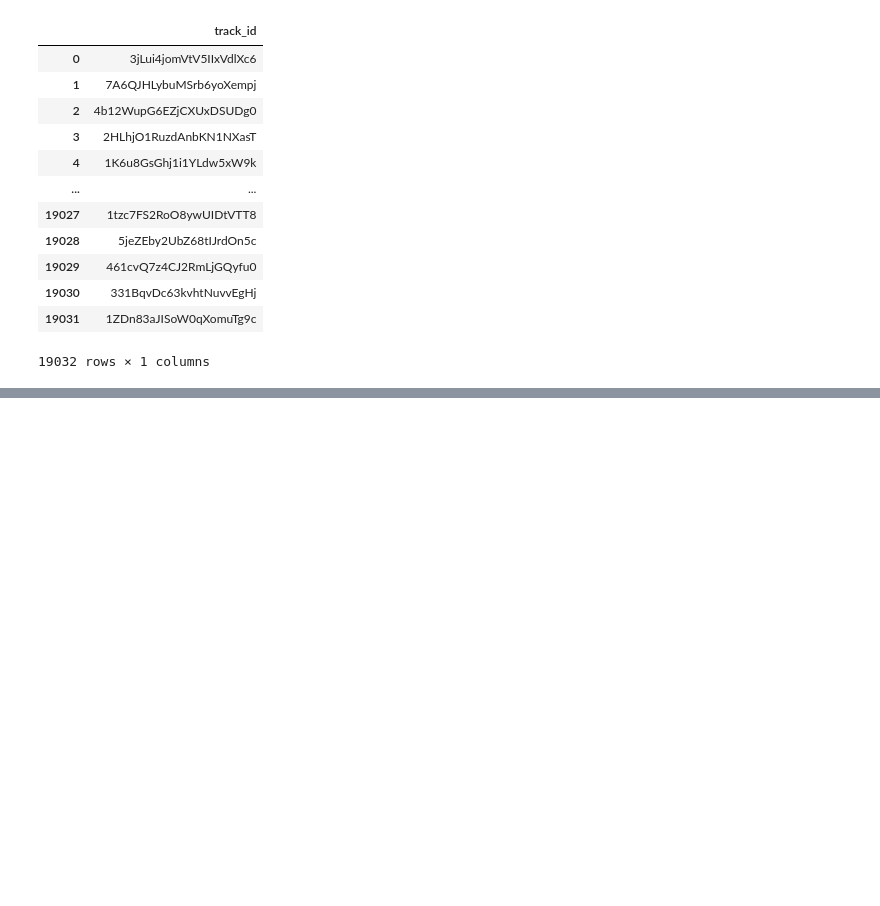
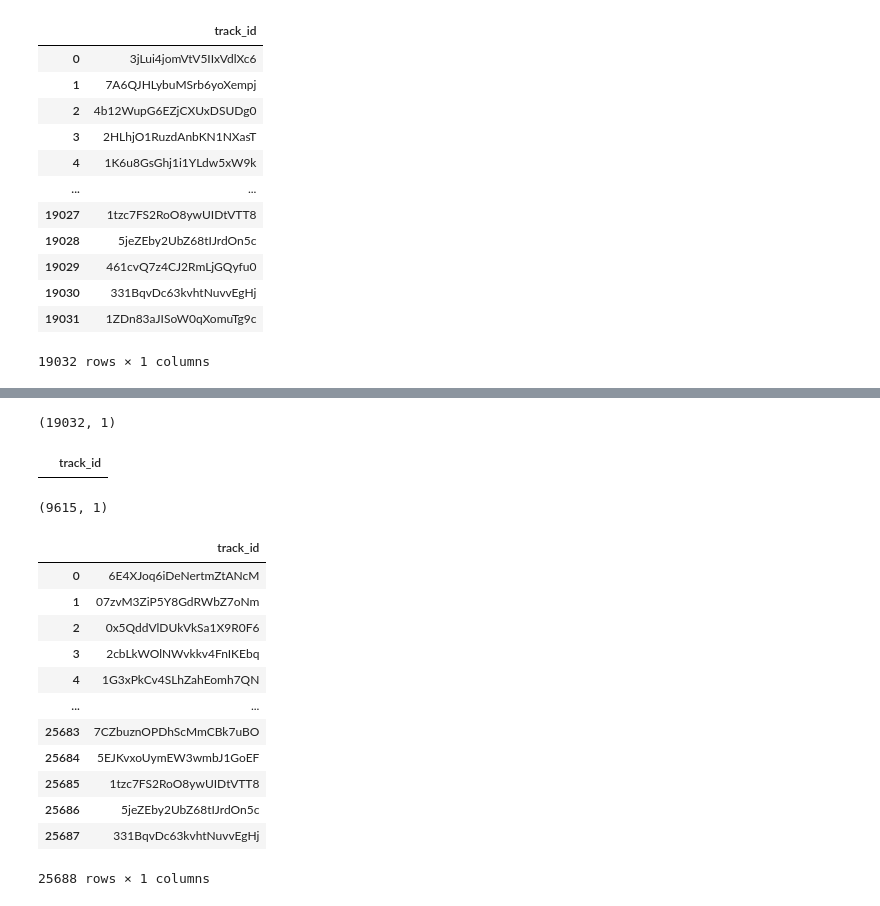
Before and after one commit to daniel-isidro/hot_n_pop_song_machine, a Jupyter notebook: spotify_api/get_audio_features_not_hit_songs.ipynb, the cells around one changed output, grey strips where cells are left out. Drawn from its saved outputs; the diff is of its cells as text; code cells hidden in the pictures; blank space fills up the shorter version.

```diff
--- a/spotify_api/get_audio_features_not_hit_songs.ipynb
+++ b/spotify_api/get_audio_features_not_hit_songs.ipynb
@@ -377,0 +440,38 @@ df3.to_csv('19032_random_songs_2000-2020.csv', encoding='utf-8', index=False)
+# %%
+df2 = pd.read_csv('19032_random_songs_2000-2020.csv')
+# %%
+df2.shape
+# %% [output]
+(19032, 1)
+# %%
+df3 = pd.concat([df, df2], ignore_index=True)
+# %%
+# No NaN's
+
+df3[df3['track_id'].isnull()]
+# %% [output]
+|  | track_id |
+# %%
+# 9615 duplicates
+
+df3[df3.duplicated()].shape
+# %% [output]
+(9615, 1)
+# %%
+df3.drop_duplicates(inplace=True)
+df3.reset_index(drop=True, inplace=True)
+df3
+# %% [output]
+|  | track_id |
+| 0 | 6E4XJoq6iDeNertmZtANcM |
+| 1 | 07zvM3ZiP5Y8GdRWbZ7oNm |
+| 2 | 0x5QddVlDUkVkSa1X9R0F6 |
+| 3 | 2cbLkWOlNWvkkv4FnIKEbq |
+| 4 | 1G3xPkCv4SLhZahEomh7QN |
+| ... | ... |
+| 25683 | 7CZbuznOPDhScMmCBk7uBO |
+| 25684 | 5EJKvxoUymEW3wmbJ1GoEF |
+| 25685 | 1tzc7FS2RoO8ywUIDtVTT8 |
+| 25686 | 5jeZEby2UbZ68tIJrdOn5c |
+| 25687 | 331BqvDc63kvhtNuvvEgHj |
+25688 rows × 1 columns
```
Also changed, not shown: parts of 12 cells of this notebook, 4 other files.
